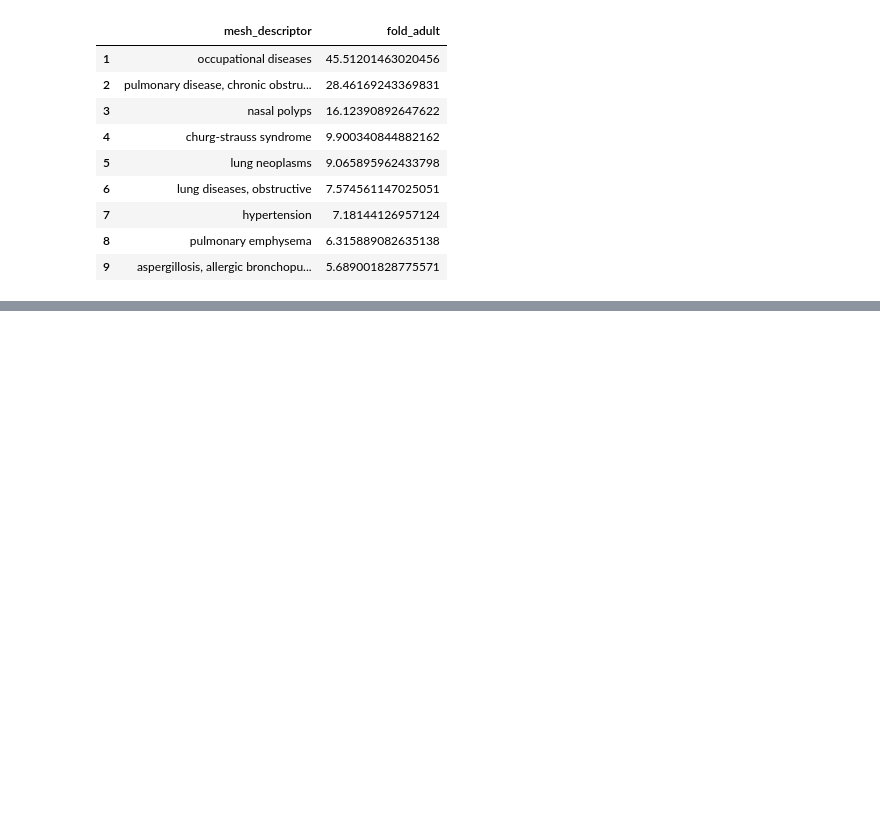
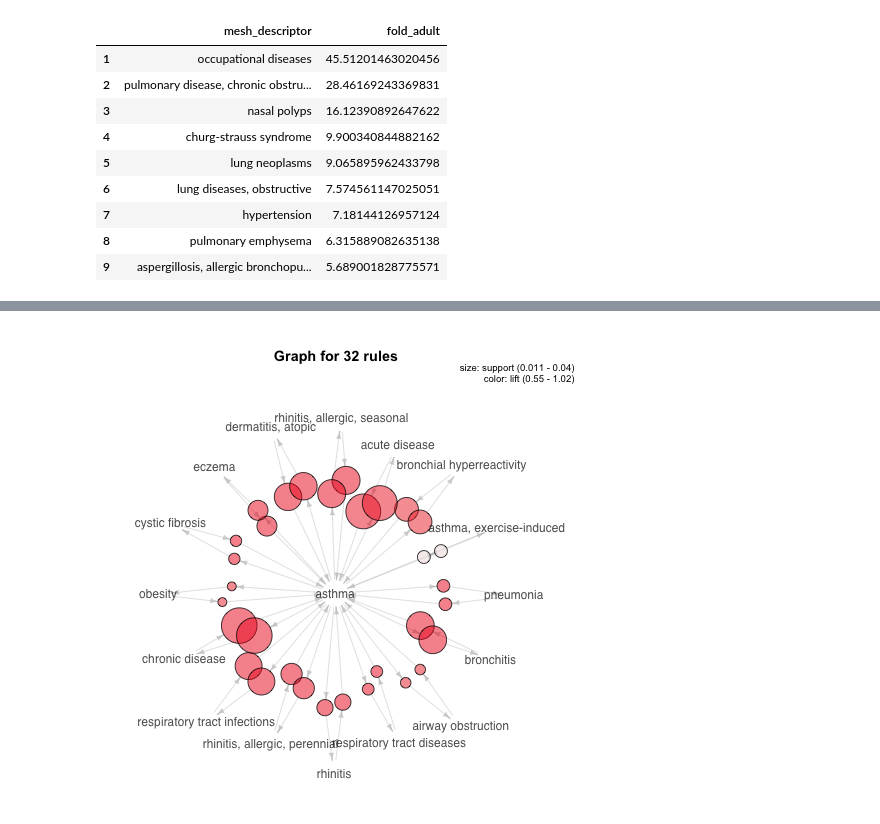
Before and after one commit to jasonk33/PubMedAsthma, a Jupyter notebook: JupyterNotebook.ipynb, the cells around one changed output, grey strips where cells are left out. Cells and saved outputs as stored; diff of their text form; code cells hidden in the pictures; blank space fills up the shorter version.

```diff
--- a/JupyterNotebook.ipynb
+++ b/JupyterNotebook.ipynb
@@ -632,0 +378,6 @@ WARNING: RCall.jl: Warning: Unknown control parameters: k
+# %%
+@suppress_err begin
+    arules_viz(itemsets_ped, "graph")
+end;
+# %% [output]
+[figure, added]
```
Also changed, not shown: parts of 37 cells of this notebook, 1 other file.
